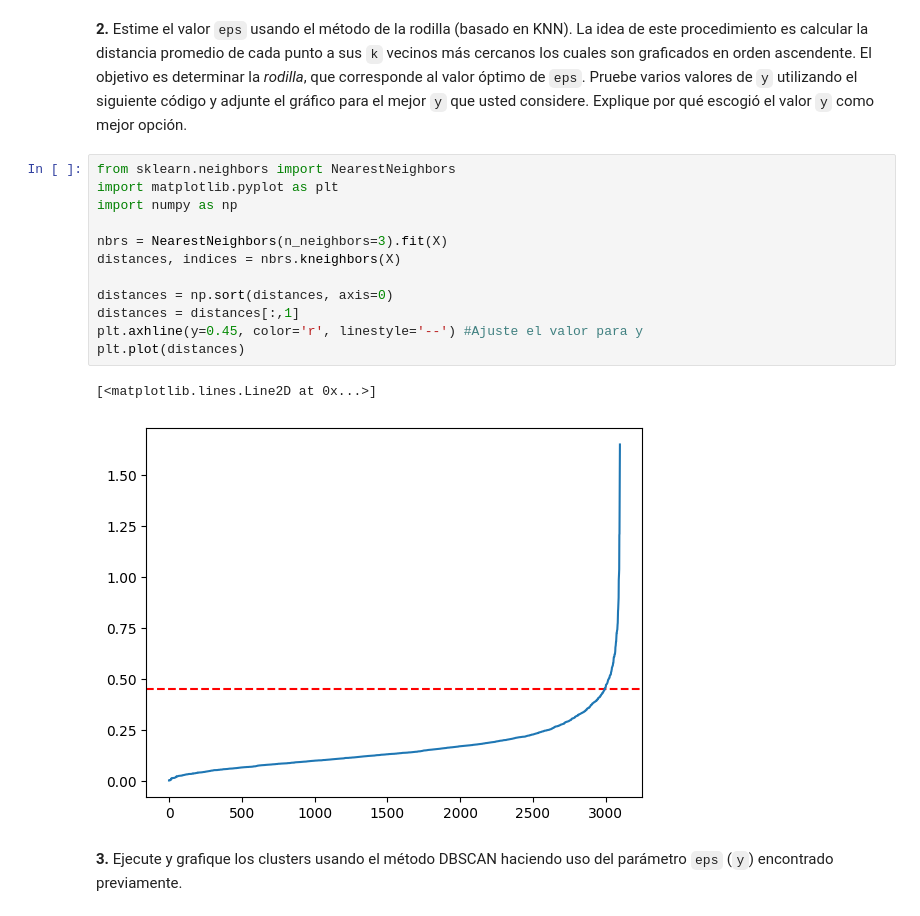
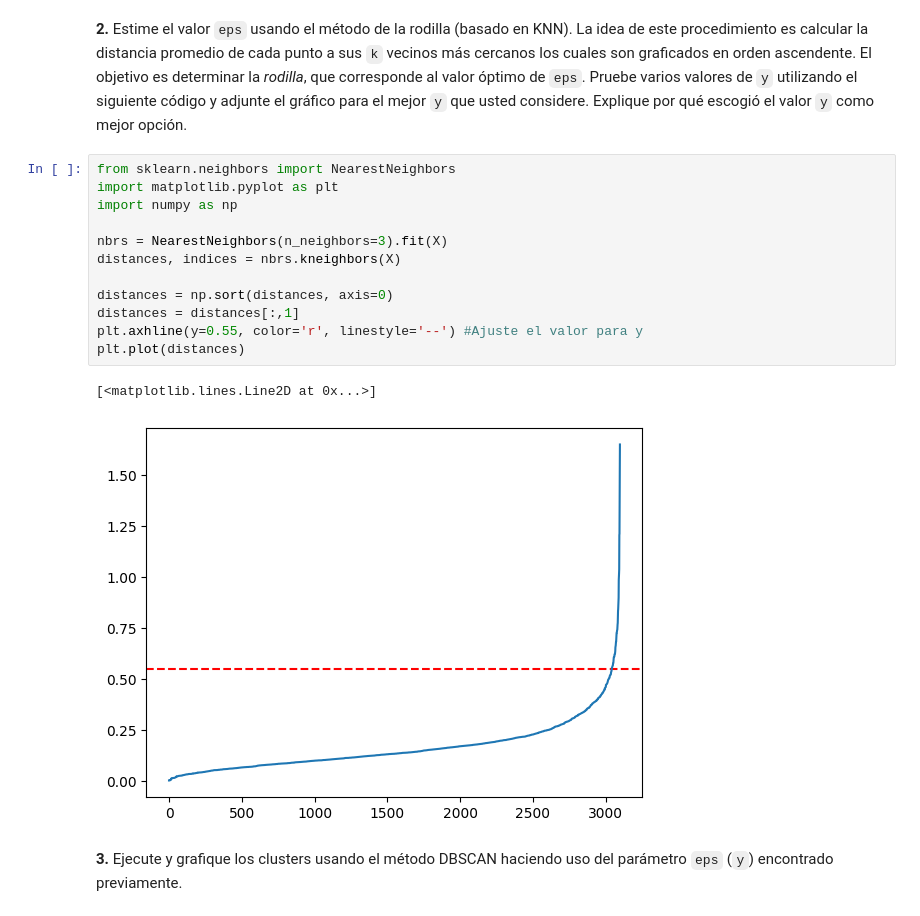
Before and after one commit to ElCuervas/Tarea-8-Lab-clustering, a Jupyter notebook: Lab_clustering.ipynb, the cells around one changed output. Drawn from its saved outputs; the diff is of its cells as text.

```diff
--- a/Lab_clustering.ipynb
+++ b/Lab_clustering.ipynb
@@ -71,17 +108,17 @@ array([[25.0514,  5.7475],
 # %%
 from sklearn.neighbors import NearestNeighbors
 import matplotlib.pyplot as plt
 import numpy as np
 
 nbrs = NearestNeighbors(n_neighbors=3).fit(X)
 distances, indices = nbrs.kneighbors(X)
 
 distances = np.sort(distances, axis=0)
 distances = distances[:,1]
-plt.axhline(y=0.45, color='r', linestyle='--') #Ajuste el valor para y
+plt.axhline(y=0.55, color='r', linestyle='--') #Ajuste el valor para y
 plt.plot(distances)
 # %% [output]
 [<matplotlib.lines.Line2D at 0x...>]
-[figure, old version]
+[figure, new version]
 # %% [markdown]
 **3.**  Ejecute y grafique los clusters usando el método DBSCAN haciendo uso del parámetro `eps` (`y`) encontrado previamente.
```
Also changed, not shown: parts of 9 cells of this notebook.
